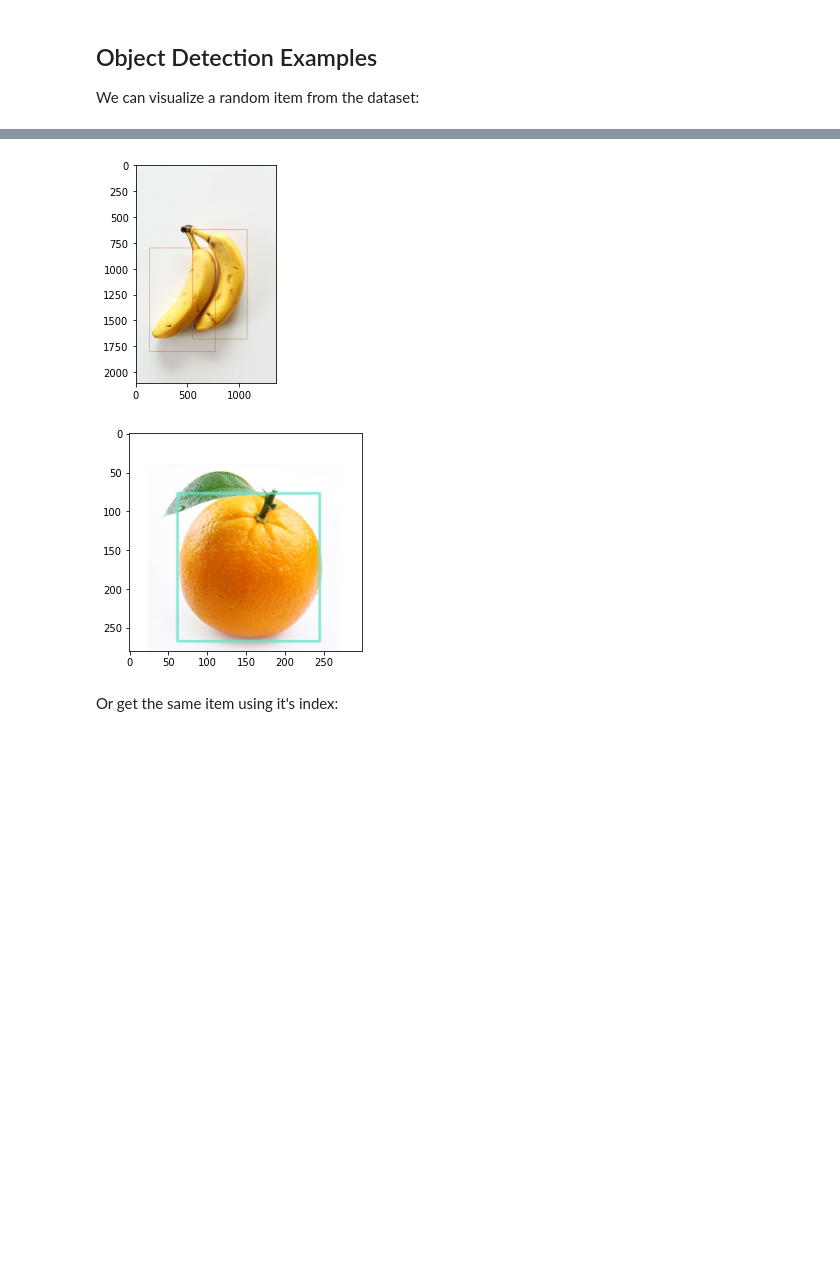
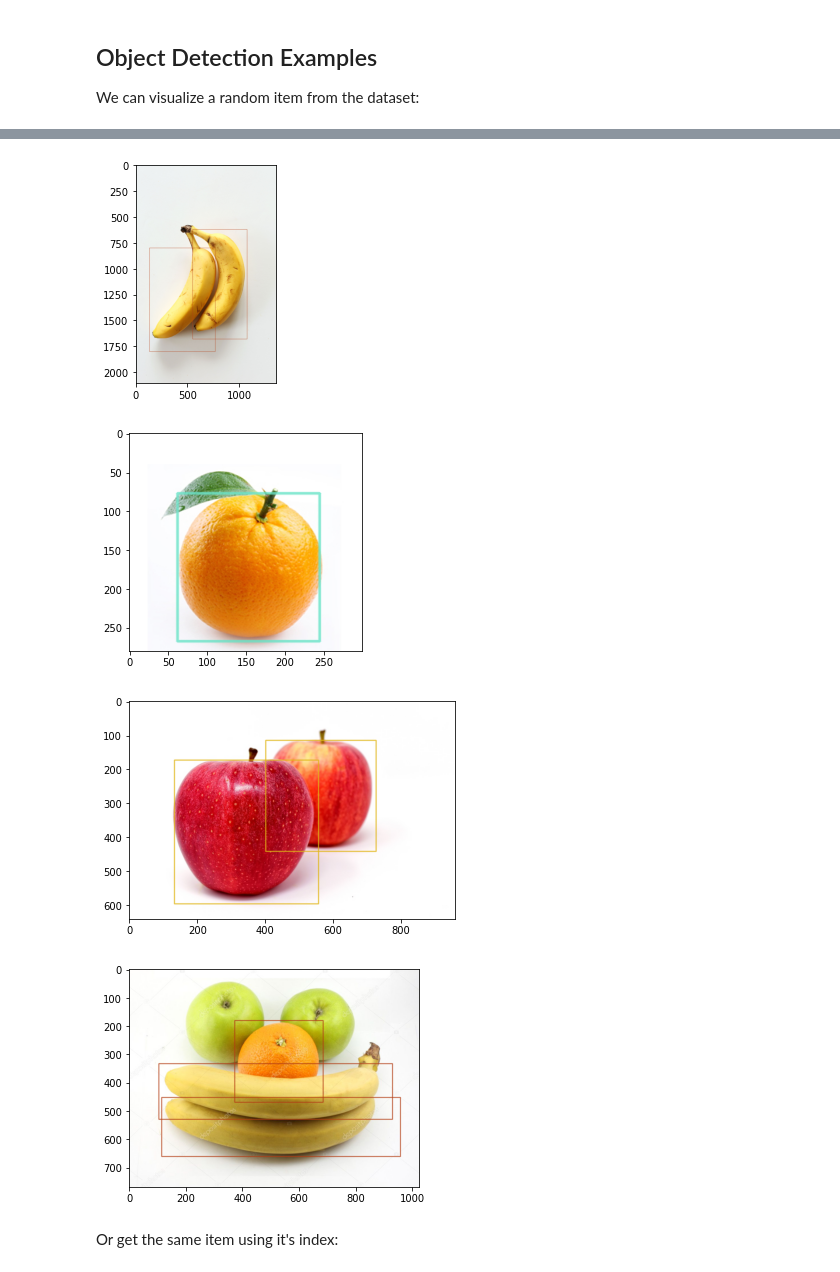
Before and after one commit to dataloop-ai/dtlpy-documentation, a Jupyter notebook: tutorials/model_management/dataloop_dataloader/chapter.ipynb, the cells around one changed output, grey strips where cells are left out. Cells and saved outputs as stored; diff of their text form; code cells hidden in the pictures; blank space fills up the shorter version.

```diff
--- a/tutorials/model_management/dataloop_dataloader/chapter.ipynb
+++ b/tutorials/model_management/dataloop_dataloader/chapter.ipynb
@@ -5,10 +5,10 @@ A dl.Dataset image and annotation generator for training and for items visualiza
 We can visualize the data with augmentation for debug and exploration.
 After that, we will use the Data Generator as an input to the training functions
 # %%
-from dtlpy.ml.dataset_generators.torch_dataset_generator import DataGenerator
+from dtlpy.utilities import DatasetGenerator
 import dtlpy as dl
 dataset = dl.datasets.get(dataset_id='611b86e647fe2f865323007a')
-dataloader = DataGenerator(data_path='train',
-                           dataset_entity=dataset,
-                           annotation_type=dl.AnnotationType.BOX)
+dataloader = DatasetGenerator(data_path='train',
+                              dataset_entity=dataset,
+                              annotation_type=dl.AnnotationType.BOX)
 # %% [output]
@@ -29,12 +18,14 @@ dataloader = DataGenerator(data_path='train',
 ## Object Detection Examples
 We can visualize a random item from the dataset:
 # %%
-for i in range(3):
+for i in range(5):
     dataloader.visualize()
 # %% [output]
 [figure]
 [figure]
 [figure]
+[figure, added]
+[figure, added]
 # %% [markdown]
 Or get the same item using it's index:
 # %%
```
Also changed, not shown: parts of 11 cells of this notebook, 4 other files.
